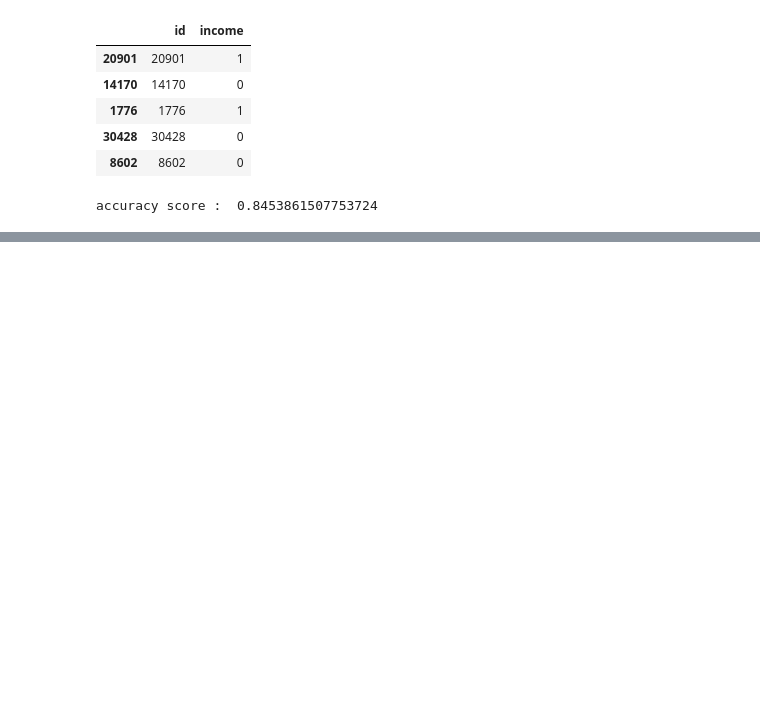
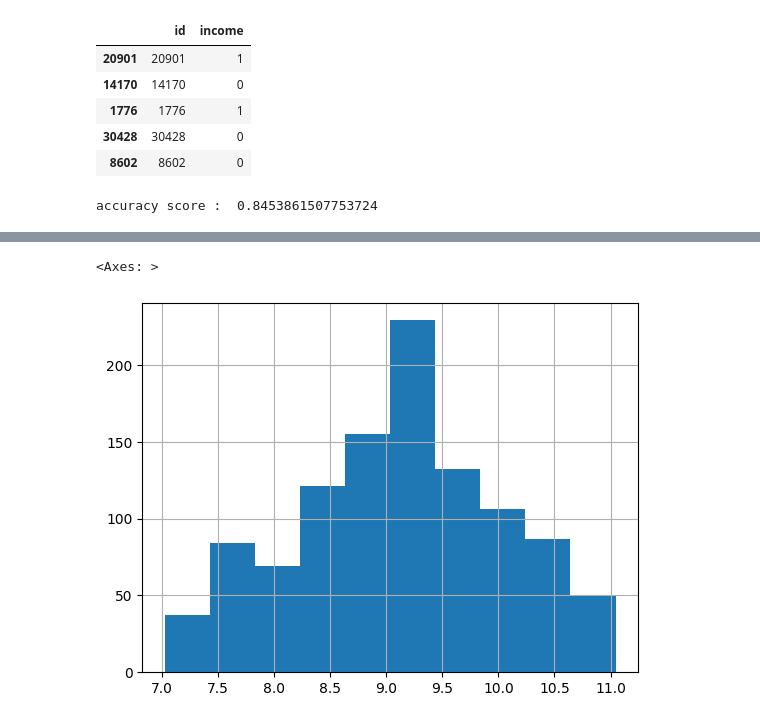
Before and after one commit to extraordinarySumiLee/BigData_Analysis_Exam, a Jupyter notebook: T2.ipynb, the cells around one changed output, grey strips where cells are left out. Saved outputs shown, nothing was run; the diff lists cells and outputs as text; code cells hidden in the pictures; blank space fills up the shorter version.

```diff
--- a/T2.ipynb
+++ b/T2.ipynb
@@ -646,0 +996,6 @@ accuracy score :  0.8453861507753724
+# %%
+y_train['charges'] = np.log1p(y_train['charges'])
+y_train['charges'].hist()
+# %% [output]
+<Axes: >
+[figure, added]
```
Also changed, not shown: parts of 54 cells of this notebook, 8 other files.
